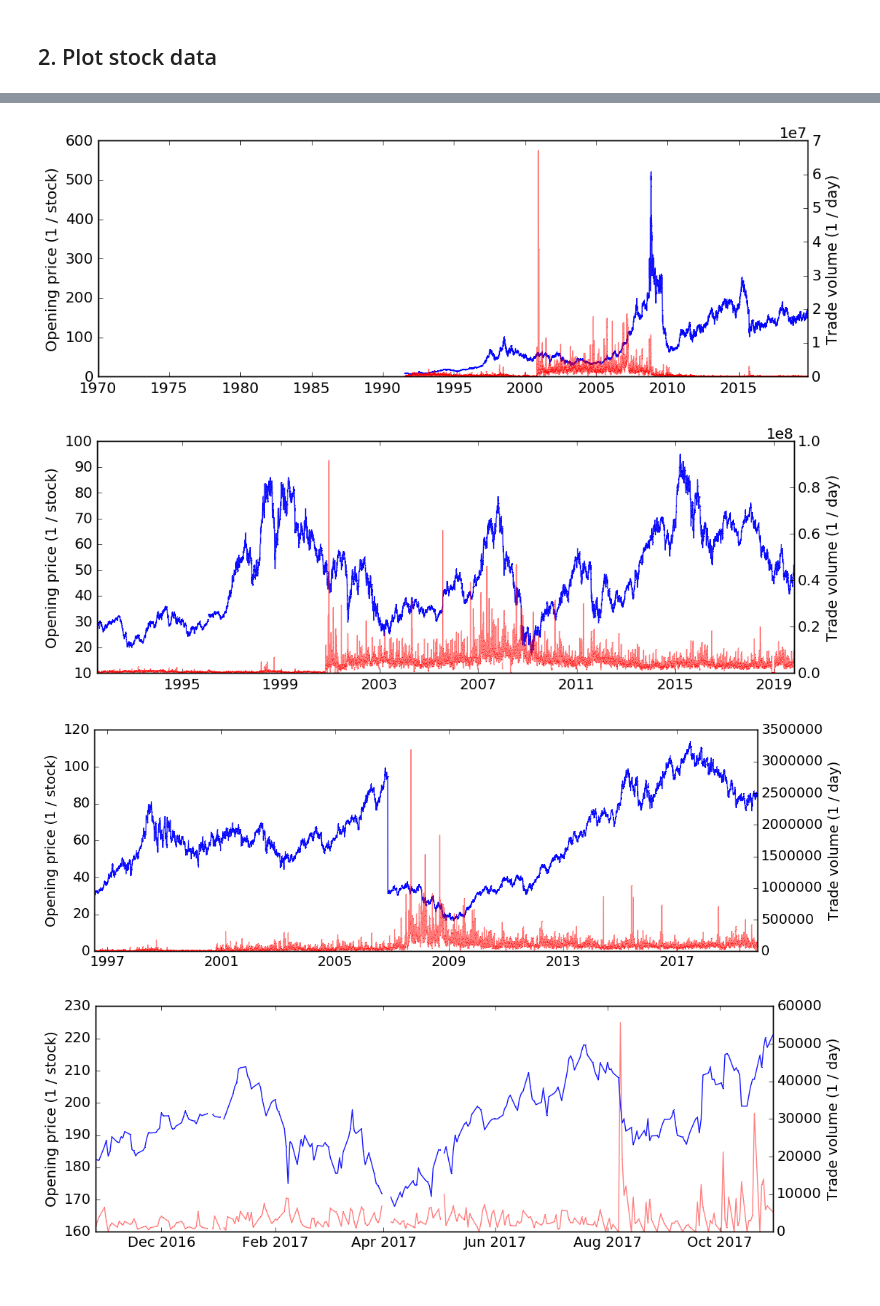
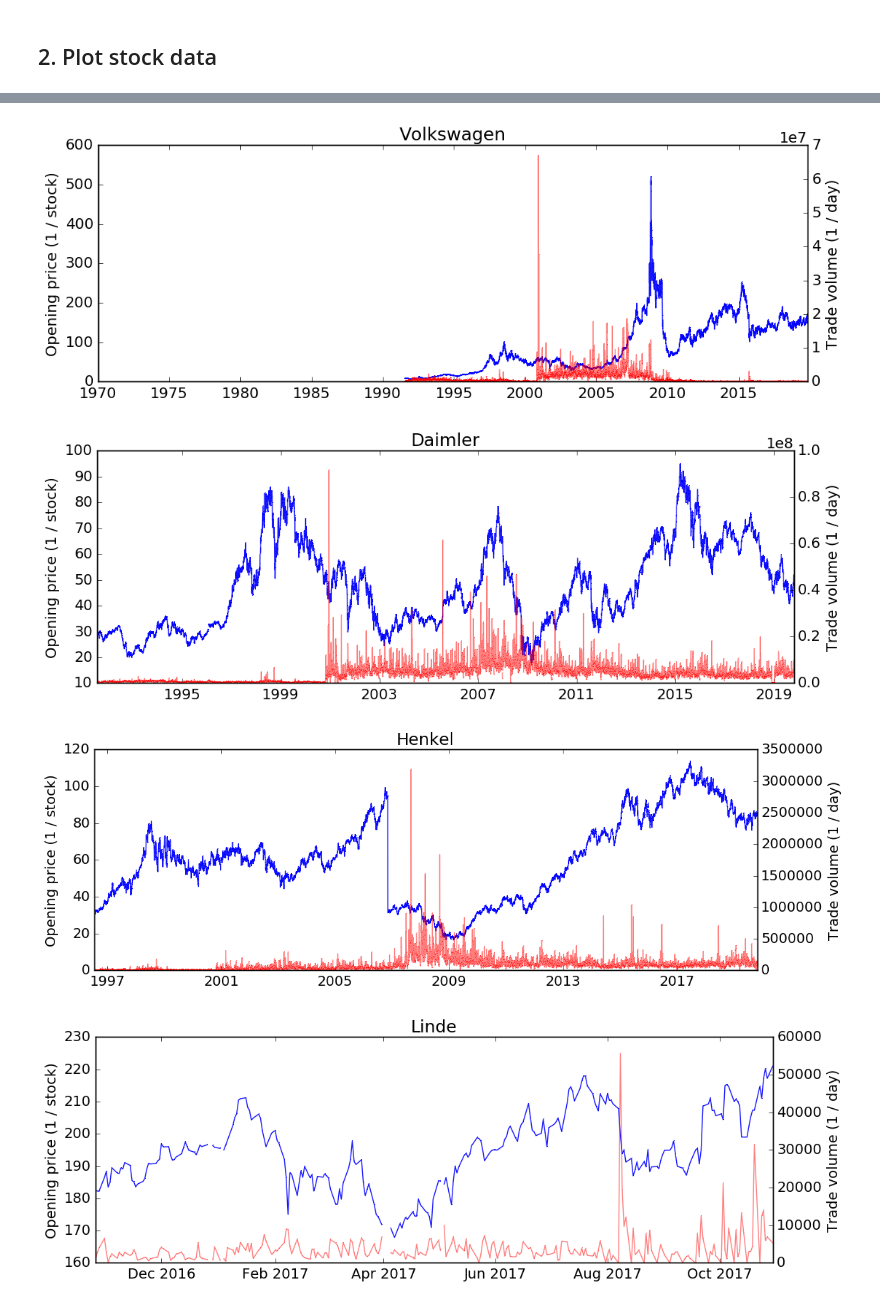
Before and after one commit to FabianHeinemann/Stock_Analyzer, a Jupyter notebook: stock_analyzer_playground.ipynb, the cells around one changed output, grey strips where cells are left out. Drawn from its saved outputs; the diff is of its cells as text; code cells hidden in the pictures.

Commit message:
Title added to plot

```diff
--- a/stock_analyzer_playground.ipynb
+++ b/stock_analyzer_playground.ipynb
@@ -59,6 +59,8 @@ for stock_str in stock_data_dataframe["name"].unique():
     y1 = stock_data_dataframe_subset["opening"]
     y2 = stock_data_dataframe_subset["volume"]
 
+    plt.title(stock_str)
+
     plt.ylabel("Opening price (1 / stock)")
     ax2 = ax1.twinx()
     ax1.plot(x, y1, ',-', alpha = 0.9)
@@ -70,4 +72,4 @@ for stock_str in stock_data_dataframe["name"].unique():
-[figure, old version]
+[figure, new version]
-[figure, old version]
+[figure, new version]
-[figure, old version]
+[figure, new version]
-[figure, old version]
+[figure, new version]
```
Also changed, not shown: parts of 1 cell of this notebook.
